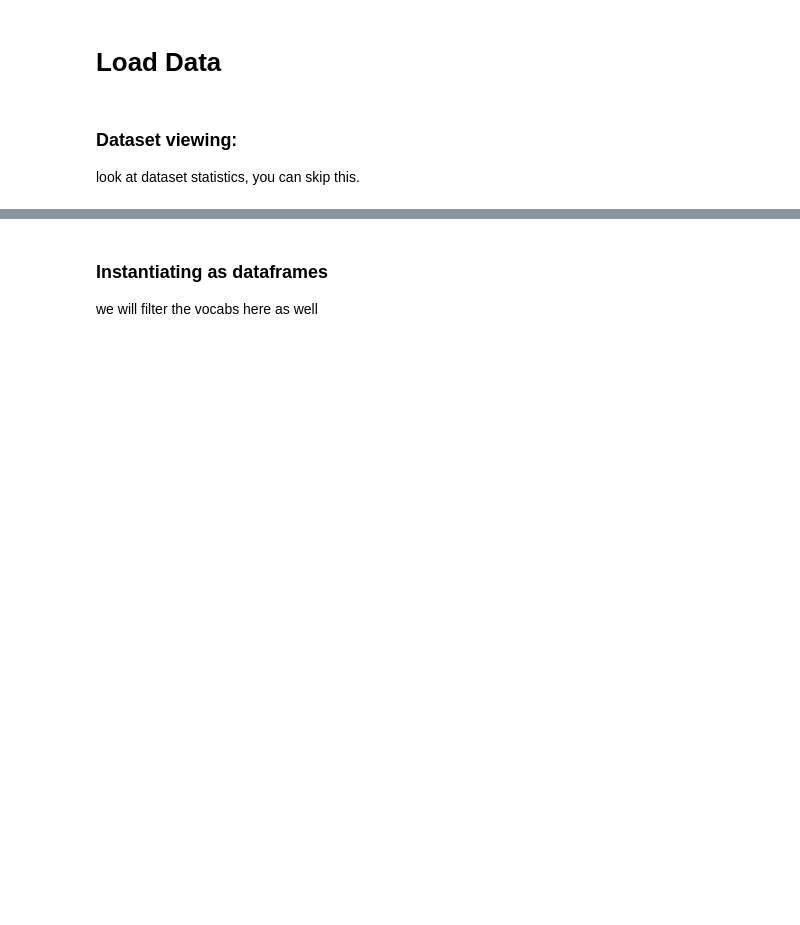
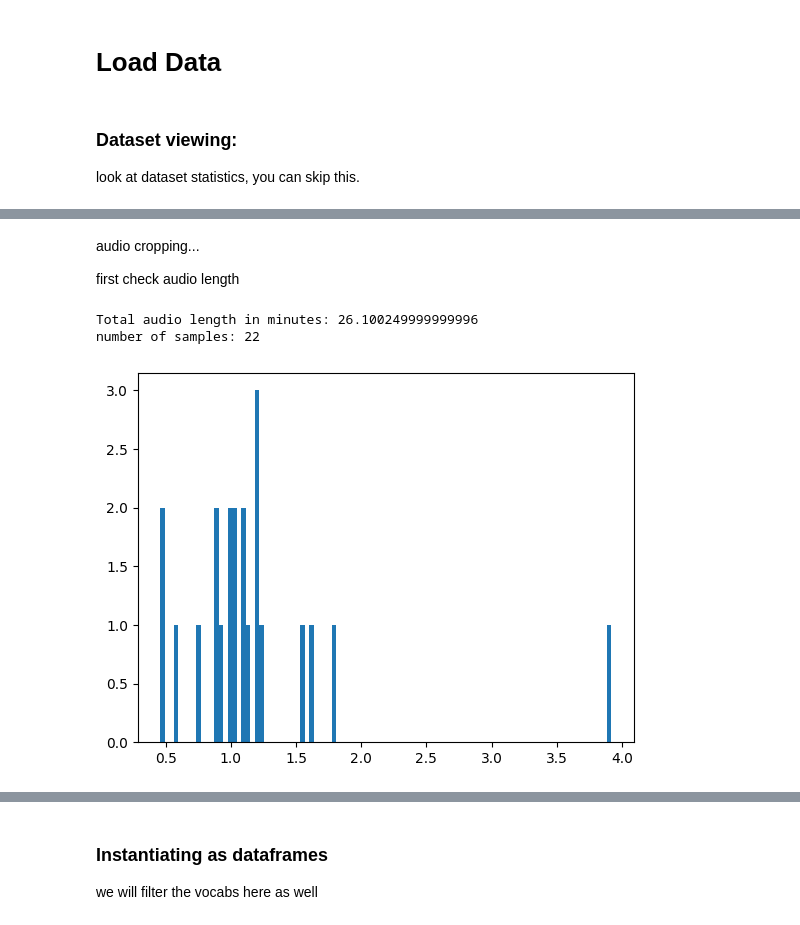
Before and after one commit to KoelLabs/ML, a Jupyter notebook: notebooks/TIMIT_Finetune_Facebook60.ipynb, the cells around one changed output, grey strips where cells are left out. Drawn from its saved outputs; the diff is of its cells as text; code cells hidden in the pictures; blank space fills up the shorter version.

```diff
--- a/notebooks/TIMIT_Finetune_Facebook60.ipynb
+++ b/notebooks/TIMIT_Finetune_Facebook60.ipynb
@@ -181,12 +76,0 @@ IPA: ʌmaɪmaɪvlʌvdɪnklʌbʌsmaɪɛntɛɹlaɪfθɚɾifoʊjɛɹsʌmboʊɹnɹe
-# %%
-doreco = DoReCoDataset(split="all")
-max_audio_len = 0
-for sample in doreco:
-    audio_len = sample[1].shape[0]
-    if audio_len > max_audio_len:
-        max_audio_len = audio_len
-print(f"max audio len: {max_audio_len/16_000/60}")
-doreco_vocab = set("".join(sample[0] for sample in doreco))
-print(f"vocab: {doreco_vocab}")
-doreco_sample = doreco[5]
-show_sample(doreco_sample)
@@ -213,12 +76,0 @@ IPA: ðenwiːwɒzðeəsɪksjɪəzæzaɪwɒztenwenaɪwenttəðəʌðəhaʊzɪnmə
-# %%
-speech_ocean = SpeechOceanDataset(split="train")
-max_audio_len = 0
-for sample in speech_ocean:
-    audio_len = sample[1].shape[0]
-    if audio_len > max_audio_len:
-        max_audio_len = audio_len
-print(f"max audio len: {max_audio_len/16_000/60}")
-speech_ocean_vocab = set("".join(sample[0] for sample in speech_ocean))
-print(f"vocab: {speech_ocean_vocab}")
-speech_ocean_sample = speech_ocean[0]
-show_sample(speech_ocean_sample)
@@ -230,0 +120,18 @@ IPA: wikɔlɪtbɛɹ
+# %%
+suitcase = L2ArcticDataset(split="suitcase_corpus", include_timestamps=True)  # spontaneous speech
+# %% [markdown]
+audio cropping...
+
+first check audio length
+# %%
+audio_lens = []
+for sample in suitcase:
+    audio_lens.append(len(sample[1])/16000/60)
+plt.hist(audio_lens, bins=100);
+original_total_audio =  sum(audio_lens)
+print("Total audio length in minutes:", original_total_audio)
+print("number of samples:", len(suitcase))
+# %% [output]
+Total audio length in minutes: 26.100249999999996
+number of samples: 22
+[figure, added]
```
Also changed, not shown: parts of 49 cells of this notebook.
